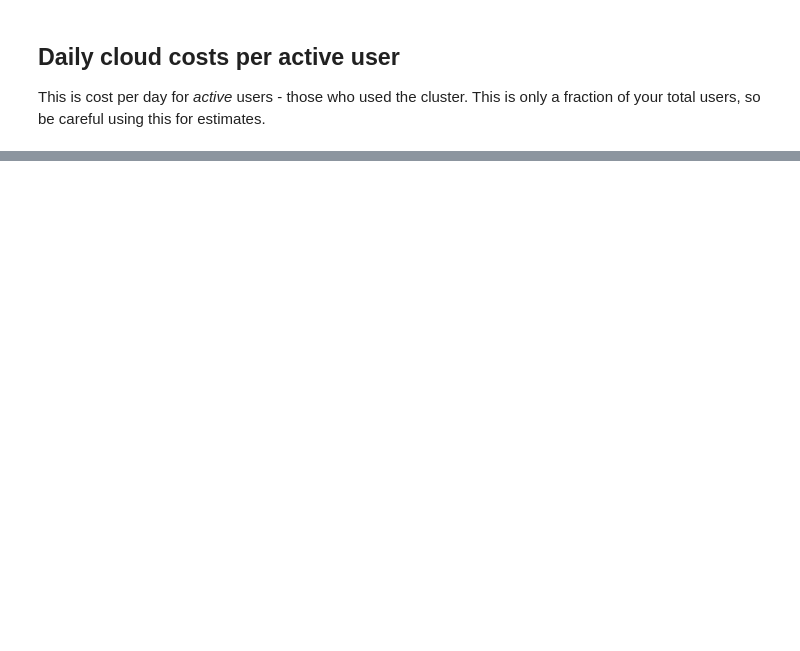
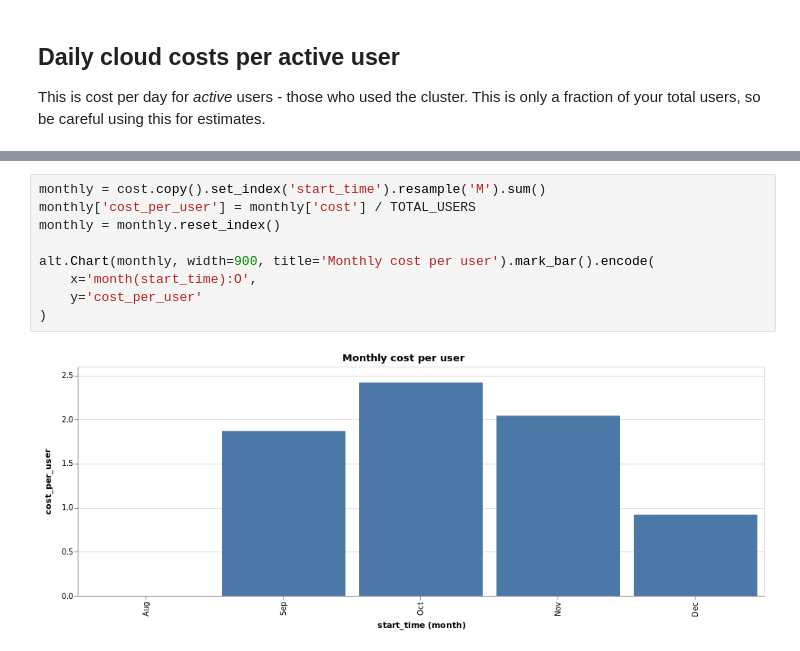
Before and after one commit to berkeley-dsep-infra/datahub-usage-analysis, a Jupyter notebook: notebooks/03-visualize-cost-and-usage.ipynb, the cells around one changed output, grey strips where cells are left out. Saved outputs shown, nothing was run; the diff lists cells and outputs as text; blank space fills up the shorter version.

```diff
--- a/notebooks/03-visualize-cost-and-usage.ipynb
+++ b/notebooks/03-visualize-cost-and-usage.ipynb
@@ -95,0 +124,11 @@ alt.Chart(total, width=900).mark_line().encode(
+# %%
+monthly = cost.copy().set_index('start_time').resample('M').sum()
+monthly['cost_per_user'] = monthly['cost'] / TOTAL_USERS
+monthly = monthly.reset_index()
+
+alt.Chart(monthly, width=900, title='Monthly cost per user').mark_bar().encode(
+    x='month(start_time):O',
+    y='cost_per_user'
+)
+# %% [output]
+[figure, added]
```
Also changed, not shown: parts of 7 cells of this notebook.
